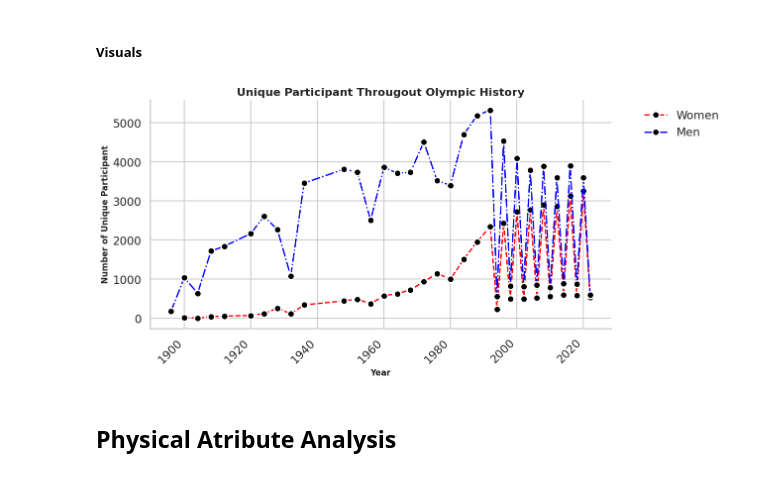
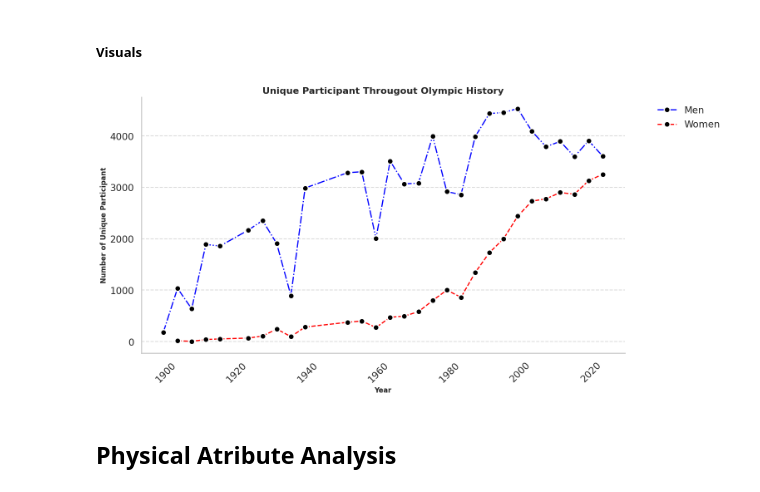
Before and after one commit to vikassinngh123/AI-ML-Learning, a Jupyter notebook: 04-Pandas/02_Olympics_History_EDA.ipynb, the cells around one changed output. Cells and saved outputs as stored; diff of their text form; code cells hidden in the pictures.

```diff
--- a/04-Pandas/02_Olympics_History_EDA.ipynb
+++ b/04-Pandas/02_Olympics_History_EDA.ipynb
@@ -95,6 +95,14 @@ gold_medal.groupby(gold_medal['NOC'])['medal'].count().sort_values(ascending=Fal
 235 rows × 1 columns
 dtype: int64
 # %%
+
+rename_dict = {
+    'Soviet Union': 'Russian Federation',
+    'East Germany': 'Germany'
+}
+
+t_d['NOC'] = t_d['NOC'].replace(rename_dict)
+
 rmeadal_table=t_d[t_d['medal'].isin(['Gold','Silver','Bronze'])].drop_duplicates(subset=['year','event','NOC'])
 
 medal_table=rmeadal_table.groupby(['NOC','medal']).size().unstack(fill_value=0)
@@ -178,7 +186,7 @@ plt.show()
 # %% [markdown]
 ### Women Unique Participant
 # %%
-p_t_d=t_d[t_d['event'].str.contains('Women',na=False)]
+p_t_d=t_d[t_d['event'].str.contains('Women',na=False)& (t_d['type'] == 'Summer')]
 
 u_p_d=p_t_d.drop_duplicates(subset=['athlete_id'])
 
@@ -238,5 +252,5 @@ plt.show()
 # %%
-pm_t_d=t_d[t_d['event'].str.contains('Men',na=False)]
+pm_t_d=t_d[t_d['event'].str.contains('Men',na=False) & (t_d['type'] == 'Summer')]
 
 u_pm_d=pm_t_d.drop_duplicates(subset=['athlete_id'])
 
@@ -246,54 +260,59 @@ unique_M_par=u_pm_d.groupby(['year'])['name'].count().reset_index()
 # %%
 from re import L
 #Visualization
-plt.figure(figsize=(12,6))
+plt.figure(figsize=(15,8))
 sns.set_theme(style="whitegrid",context="talk")
 plt.title("Unique Participant Througout Olympic History",fontsize=16,fontweight="bold")
+
+#For Men
+
+sns.lineplot(
+              x=unique_M_par['year'],
+              y=unique_M_par['name'],
+              marker='o',
+              markersize=10,
+              markeredgecolor='white',
+              markerfacecolor='black',
+              markeredgewidth=2,
+              color='blue',
+              linestyle='-.',
+              linewidth=2,
+              label='Men'
+            )
 
 #For Women
 
 sns.lineplot(
               x=unique_W_par['year'],
               y=unique_W_par['name'],
               marker='o',
               markersize=10,
               markeredgecolor='white',
               markerfacecolor='black',
               markeredgewidth=2,
               color='red',
               linestyle='--',
               linewidth=2,
               label='Women'
             )
 
-#For Men
 
-sns.lineplot(
-              x=unique_M_par['year'],
-              y=unique_M_par['name'],
-              marker='o',
-              markersize=10,
-              markeredgecolor='white',
-              markerfacecolor='black',
-              markeredgewidth=2,
-              color='blue',
-              linestyle='-.',
-              linewidth=2,
-              label='Men'
-            )
 
 plt.xlabel("Year",fontsize=12,fontweight="bold")
 plt.ylabel("Number of Unique Participant",fontsize=12,fontweight="bold")
 
 plt.xticks(rotation=45,ha="right")
 
 plt.legend(bbox_to_anchor=(1.05, 1), loc='upper left',frameon=False)
 
+plt.grid(axis='y', linestyle='--', alpha=0.7)
+plt.grid(axis='x', visible=False)
+
 sns.despine()
 
 plt.show()
 # %% [output]
-[figure, old version]
+[figure, new version]
 # %% [markdown]
 ## Physical Atribute Analysis
 # %%
```
Also changed, not shown: parts of 19 cells of this notebook.
